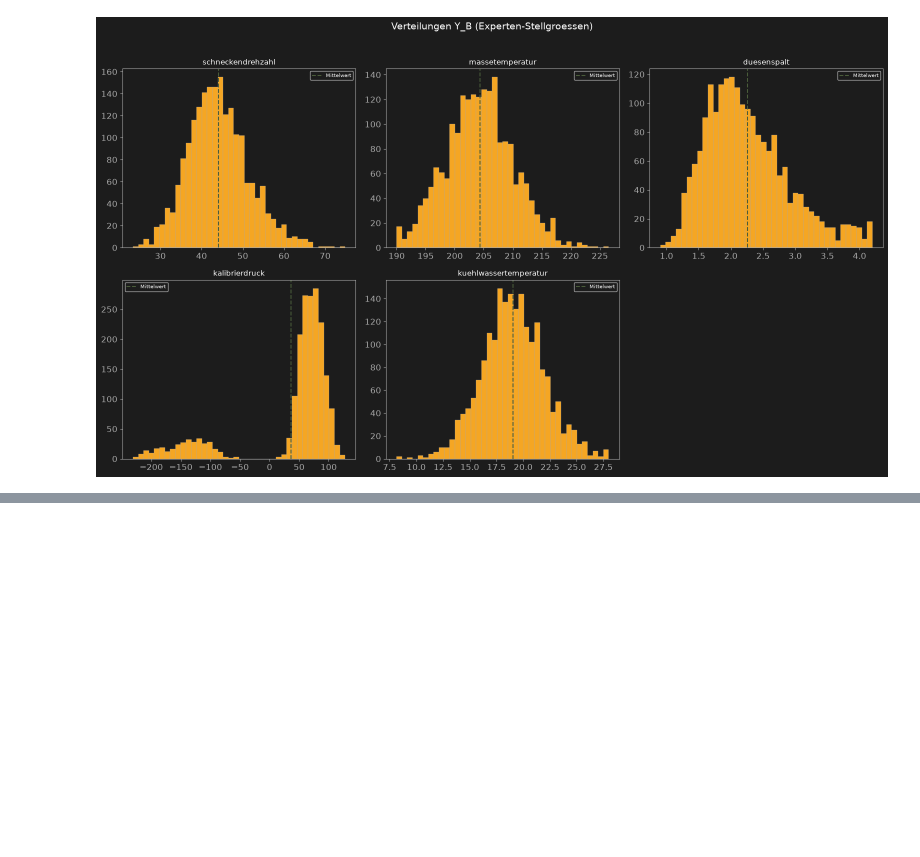
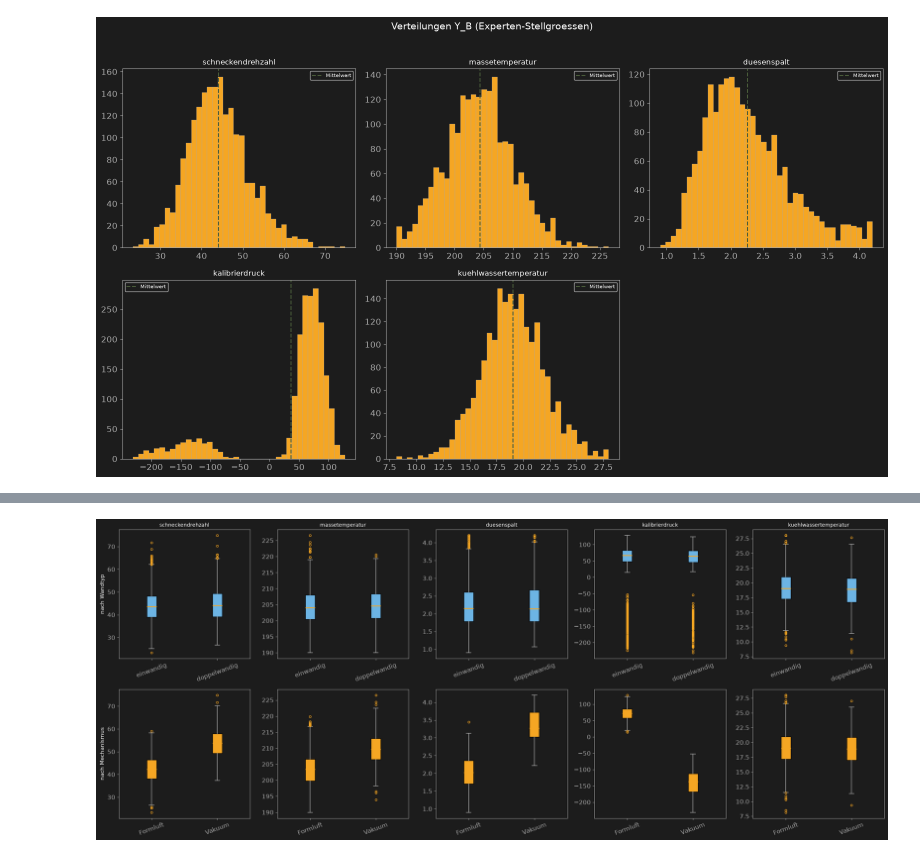
Before and after one commit to AwaTekoete/_MyExtrusionML_Synthetisch, a Jupyter notebook: notebooks/09_eda_model_b.ipynb, the cells around one changed output, grey strips where cells are left out. Drawn from its saved outputs; the diff is of its cells as text; code cells hidden in the pictures; blank space fills up the shorter version.

```diff
--- a/notebooks/09_eda_model_b.ipynb
+++ b/notebooks/09_eda_model_b.ipynb
@@ -149,0 +285,38 @@ plt.show()
+# %%
+# =============================================================================
+# Zelle 08 – AP 2.5 (vorgezogen): Boxplots Y_B nach Wandtyp und Mechanismus
+# =============================================================================
+# Vorgezogen aus der urspruenglichen AP-Reihenfolge, da direkt an die
+# Kalibrierdruck-Ausreisser-Diskussion (Zelle 07) anschliesst - bestaetigt
+# visuell, dass die "Ausreisser" bei kalibrierdruck strukturell durch die
+# Mechanismus-Gruppe erklaert sind, kein echtes Datenproblem.
+# =============================================================================
+
+Y_B_MERKMALE = ["schneckendrehzahl", "massetemperatur", "duesenspalt", "kalibrierdruck", "kuehlwassertemperatur"]
+
+fig, axes = plt.subplots(2, 5, figsize=(22, 9))
+
+for i, y_col in enumerate(Y_B_MERKMALE):
+    # Zeile 1: nach Wandtyp
+    daten_wandtyp = [df_b[df_b["wandtyp"]==w][y_col].values for w in ["einwandig", "doppelwandig"]]
+    bp1 = axes[0,i].boxplot(daten_wandtyp, tick_labels=["einwandig","doppelwandig"], patch_artist=True, **BOXPLOT_STYLE)
+    for box in bp1["boxes"]:
+        box.set_facecolor(COLOR_BLUE)
+    axes[0,i].set_title(y_col, fontsize=10)
+    axes[0,i].tick_params(axis="x", rotation=20)
+
+    # Zeile 2: nach Mechanismus
+    daten_mech = [df_b[df_b["kalibriermechanismus"]==m][y_col].values for m in ["Formluft", "Vakuum"]]
+    bp2 = axes[1,i].boxplot(daten_mech, tick_labels=["Formluft","Vakuum"], patch_artist=True, **BOXPLOT_STYLE)
+    for box in bp2["boxes"]:
+        box.set_facecolor(COLOR_GOLD)
+    axes[1,i].tick_params(axis="x", rotation=20)
+
+axes[0,0].set_ylabel("nach Wandtyp", fontsize=11)
+axes[1,0].set_ylabel("nach Mechanismus", fontsize=11)
+
+plt.tight_layout()
+save_figure(fig, "../reports/figures/09_boxplots_y_b_nach_gruppen.png")
+plt.show()
+# %% [output]
+[figure, added]
```
Also changed, not shown: parts of 6 cells of this notebook, 2 other files.
